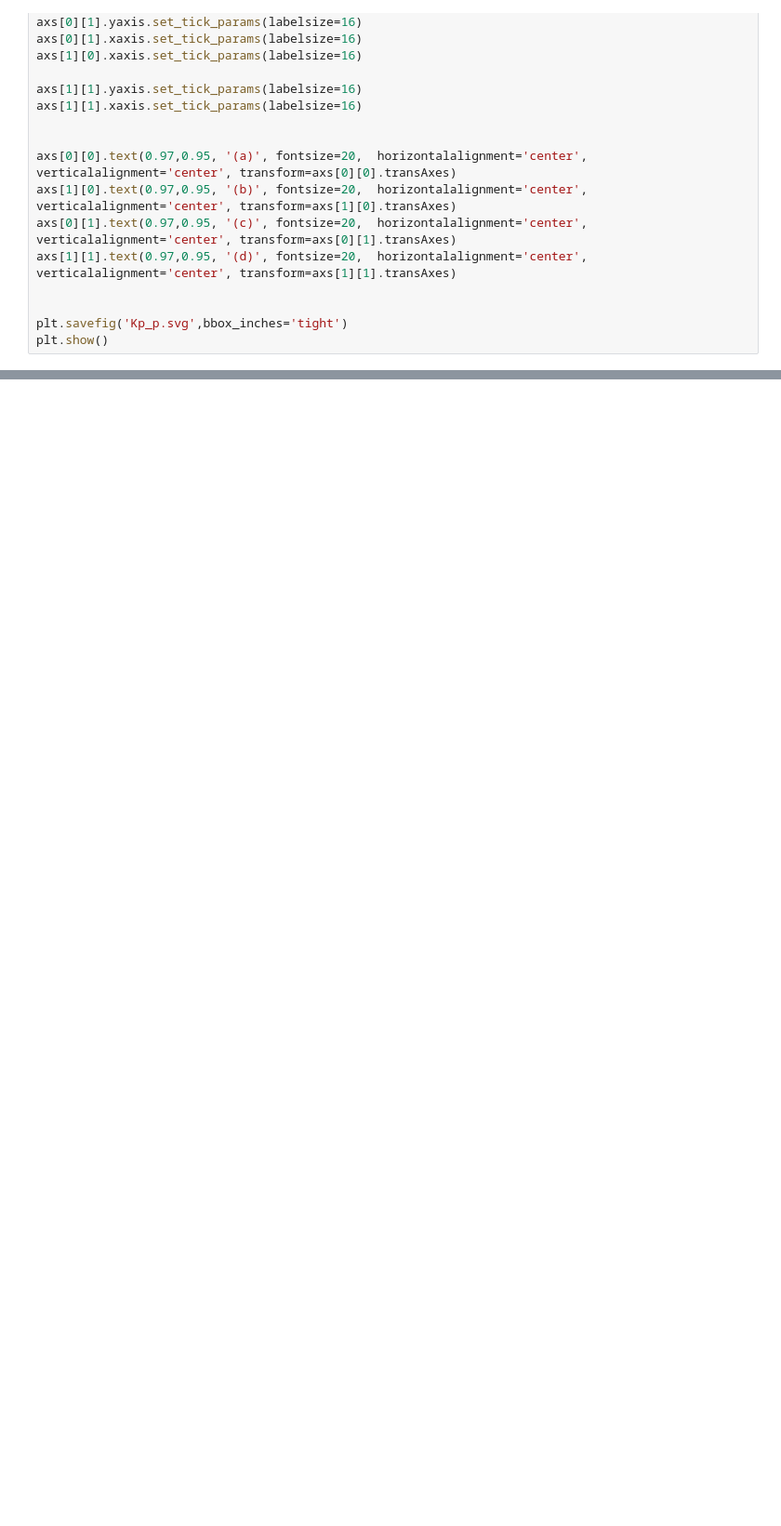
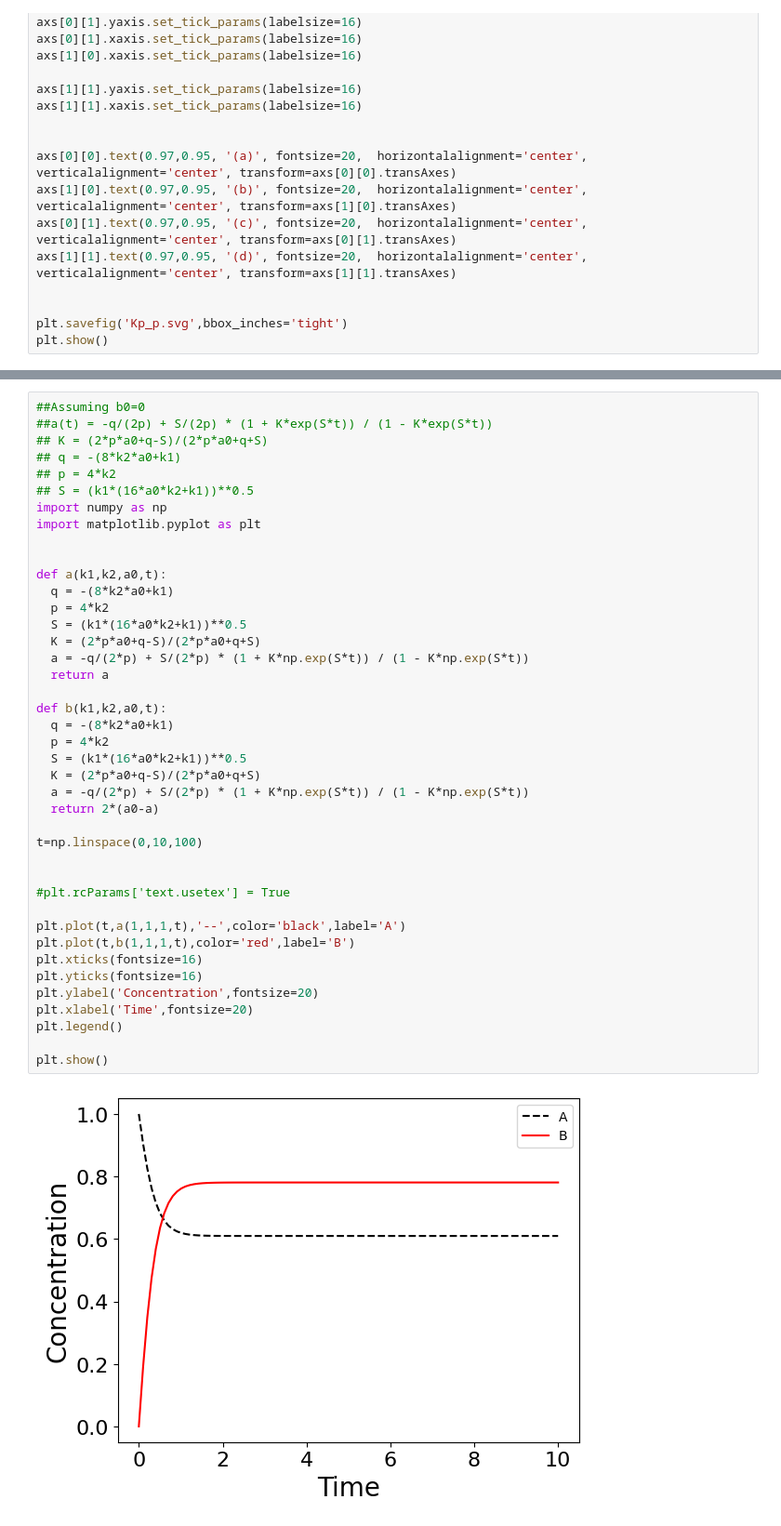
Before and after one commit to emartineznunez/Kp, a Jupyter notebook: Chem_Kinet.ipynb, the cells around one changed output, grey strips where cells are left out. Shown at 93% size. Cells and saved outputs as stored; diff of their text form; blank space fills up the shorter version.

```diff
--- a/Chem_Kinet.ipynb
+++ b/Chem_Kinet.ipynb
@@ -207,0 +210,43 @@ plt.show()
+# %%
+##Assuming b0=0
+##a(t) = -q/(2p) + S/(2p) * (1 + K*exp(S*t)) / (1 - K*exp(S*t))
+## K = (2*p*a0+q-S)/(2*p*a0+q+S)
+## q = -(8*k2*a0+k1)
+## p = 4*k2
+## S = (k1*(16*a0*k2+k1))**0.5
+import numpy as np
+import matplotlib.pyplot as plt
+
+
+def a(k1,k2,a0,t):
+  q = -(8*k2*a0+k1)
+  p = 4*k2
+  S = (k1*(16*a0*k2+k1))**0.5
+  K = (2*p*a0+q-S)/(2*p*a0+q+S)
+  a = -q/(2*p) + S/(2*p) * (1 + K*np.exp(S*t)) / (1 - K*np.exp(S*t))
+  return a
+
+def b(k1,k2,a0,t):
+  q = -(8*k2*a0+k1)
+  p = 4*k2
+  S = (k1*(16*a0*k2+k1))**0.5
+  K = (2*p*a0+q-S)/(2*p*a0+q+S)
+  a = -q/(2*p) + S/(2*p) * (1 + K*np.exp(S*t)) / (1 - K*np.exp(S*t))
+  return 2*(a0-a)
+
+t=np.linspace(0,10,100)
+
+
+#plt.rcParams['text.usetex'] = True
+
+plt.plot(t,a(1,1,1,t),'--',color='black',label='A')
+plt.plot(t,b(1,1,1,t),color='red',label='B')
+plt.xticks(fontsize=16)
+plt.yticks(fontsize=16)
+plt.ylabel('Concentration',fontsize=20)
+plt.xlabel('Time',fontsize=20)
+plt.legend()
+
+plt.show()
+# %% [output]
+[figure, added]
```
Also changed, not shown: parts of 1 cell of this notebook.
